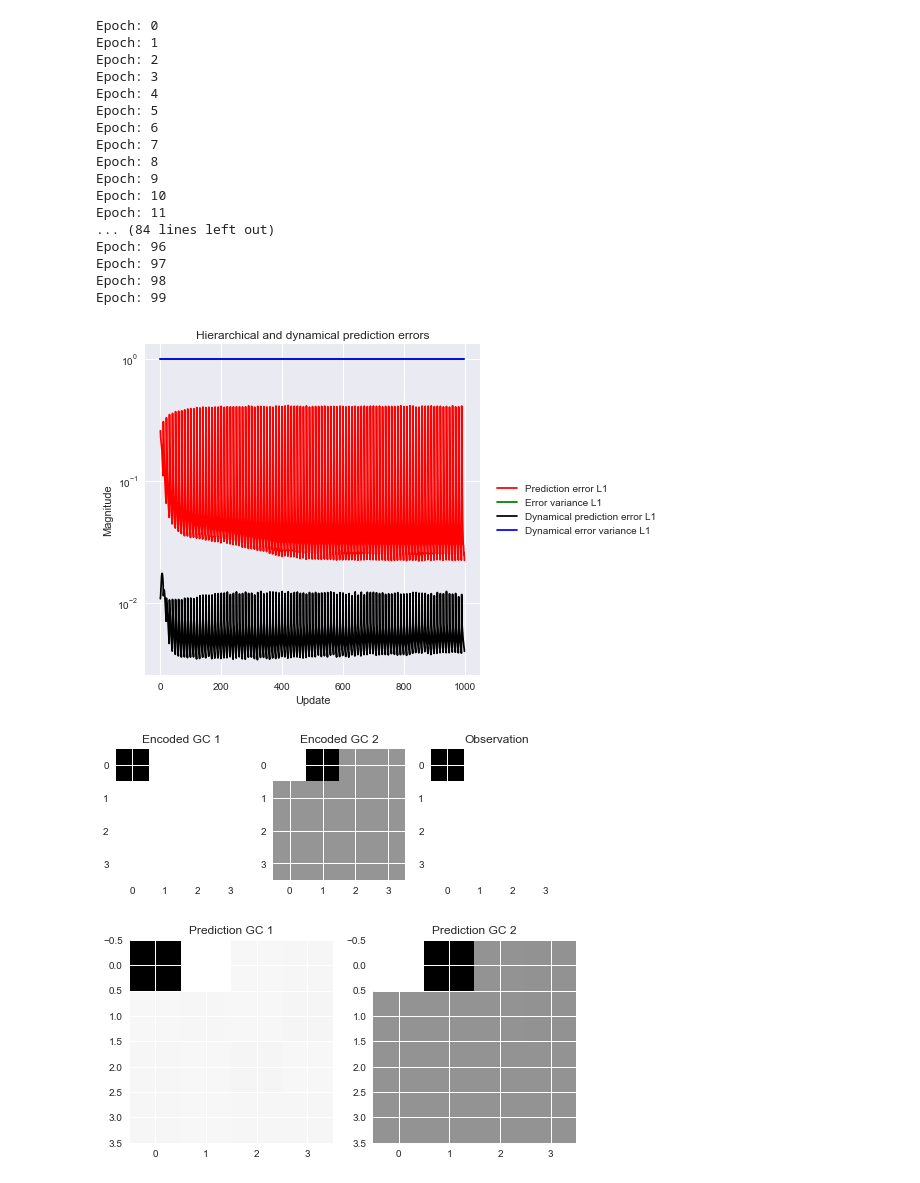
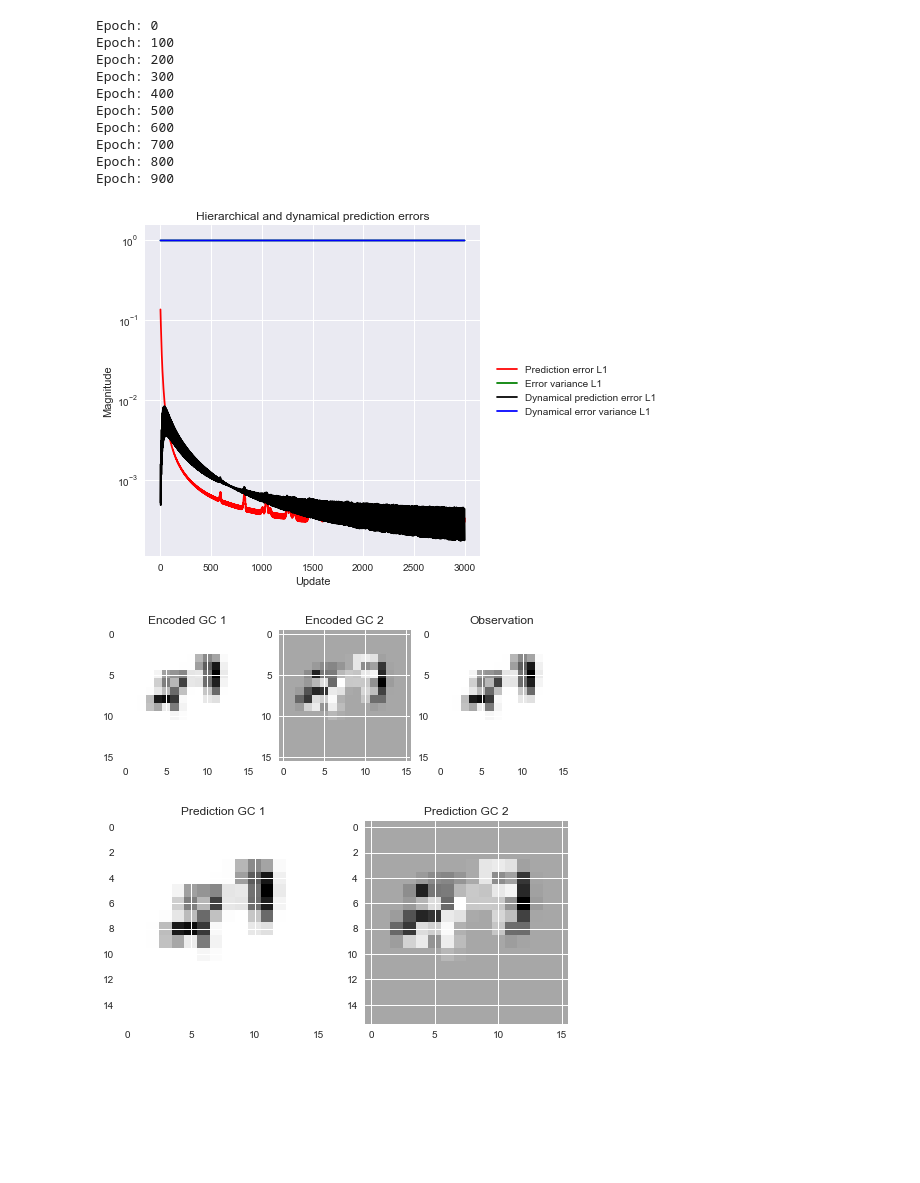
Before and after one commit to andreofner/pyGPC, a Jupyter notebook: moving_MNIST.ipynb, the cells around one changed output. Cells and saved outputs as stored; diff of their text form; code cells hidden in the pictures; blank space fills up the shorter version.

```diff
--- a/moving_MNIST.ipynb
+++ b/moving_MNIST.ipynb
@@ -15,30 +15,17 @@ import torchvision.transforms as transforms
 # %%
 # Load dataset and create model
 
-# settings
-IMG_SIZE = 4; BATCH_SIZE = 1; gen_coords = 2
+IMG_SIZE = 16; BATCH_SIZE = 8; gen_coords = 2
+train_set = MovingMNIST(root='.data/mnist', train=True, download=True,
+                    transform=transforms.Compose([transforms.Scale(IMG_SIZE), transforms.ToTensor(),]))
 
-# dataset
-if False:
-    train_set = MovingMNIST(root='.data/mnist', train=True, download=True,
-                        transform=transforms.Compose([transforms.Scale(IMG_SIZE), transforms.ToTensor(), ]))
-else:
-    frames = torch.from_numpy(np.load("./sample/train.npy")) # (400, 50, 1024)
-    train_set = torch.utils.data.TensorDataset(frames,frames)
 train_loader = torch.utils.data.DataLoader(dataset=train_set, batch_size=BATCH_SIZE, shuffle=True)
 
-if True:
-    frames = torch.zeros([1, 200, IMG_SIZE**2])
-    for i, _ in enumerate(frames[0]):
-        frames[:,i,i%IMG_SIZE**2] = 1
-    train_set = torch.utils.data.TensorDataset(frames,frames)
-    train_loader = torch.utils.data.DataLoader(dataset=train_set, batch_size=BATCH_SIZE, shuffle=True)
-
-net = GPC_net(b_size=BATCH_SIZE, dynamical_net=False, cause_sizes=[IMG_SIZE**2, 0],
-              hidden_sizes=[0, 64], gen_coords=gen_coords, dt=1., length=199)
+net = GPC_net(b_size=BATCH_SIZE, dynamical_net=False, cause_sizes=[IMG_SIZE**2, 512, 256, 0],
+              hidden_sizes=[0, 0, 0, 128], gen_coords=gen_coords, dt=1., length=9)
 # %%
 # Training function
-def run_model(epochs = 1, inference_steps=1, sequences=200, generate=False, dt=.1, BURN_IN=6):
+def run_model(epochs = 1, inference_steps=1, sequences=50, generate=False, dt=.1, BURN_IN=6):
     # logging
     if generate: results = []
     errors, cov_h, errors_d1, errors_d2, errors_d3, cov_d1, cov_d2, cov_d3 = [[] for _ in range(8)]
@@ -46,20 +33,16 @@ def run_model(epochs = 1, inference_steps=1, sequences=200, generate=False, dt=.
     err_h1, err_h2, err_h3, l0, l1, l2, l3, l4, l5, l6 = [[] for _ in range(10)]
 
     for epoch in range(epochs):
-        print("Epoch:", epoch)
-        train_loader = torch.utils.data.DataLoader(dataset=train_set, batch_size=BATCH_SIZE, shuffle=True)
+        if epoch % 100 == 0: print("Epoch:", epoch)
+        train_loader = torch.utils.data.DataLoader(dataset=train_set, batch_size=BATCH_SIZE, shuffle=False)
 
         for seq_id, (seq, _) in enumerate(train_loader):
 
-            # set length of discrete sequence
-            # seq = seq[:,:gen_coords]
-            # seq = seq[:,:100] #
-
-            # re-initialize hidden states
+            # initialize hidden states
             if not generate:
                 for layer in net.layers:
                     for d_layer in layer.dyn_model.layers:
-                        torch.nn.init.xavier_normal_(d_layer.states.hidd_state)
+                        torch.nn.init.constant(d_layer.states.hidd_state, 0)
 
             for repeat in range(5 if generate else 1): # train: single step, test: multistep
                 if generate:
@@ -107,32 +90,23 @@ def run_model(epochs = 1, inference_steps=1, sequences=200, generate=False, dt=.
         return results
 # %%
 # Train model
-pred, seq = run_model(epochs=100, sequences=0, inference_steps=10, dt=1)
+pred, seq = run_model(epochs=1000, sequences=0, inference_steps=3, dt=1)
 
-# plot encoded sensory states
+# Plot encoded and predicted sensory states
 plot_sensory_coords(net, seq[0], IMG_SIZE=IMG_SIZE)
-
-# plot predicted sensory states
 plot_2D_coords(pred, IMG_SIZE=IMG_SIZE)
 # %% [output]
 Epoch: 0
-Epoch: 1
-Epoch: 2
-Epoch: 3
-Epoch: 4
-Epoch: 5
-Epoch: 6
-Epoch: 7
-Epoch: 8
-Epoch: 9
-Epoch: 10
-Epoch: 11
-... (84 lines left out)
-Epoch: 96
-Epoch: 97
-Epoch: 98
-Epoch: 99
+Epoch: 100
+Epoch: 200
+Epoch: 300
+Epoch: 400
+Epoch: 500
+Epoch: 600
+Epoch: 700
+Epoch: 800
+Epoch: 900
-[figure, old version]
+[figure, new version]
-[figure, old version]
+[figure, new version]
-[figure, old version]
+[figure, new version]
 # %%
```
Also changed, not shown: parts of 2 cells of this notebook.
